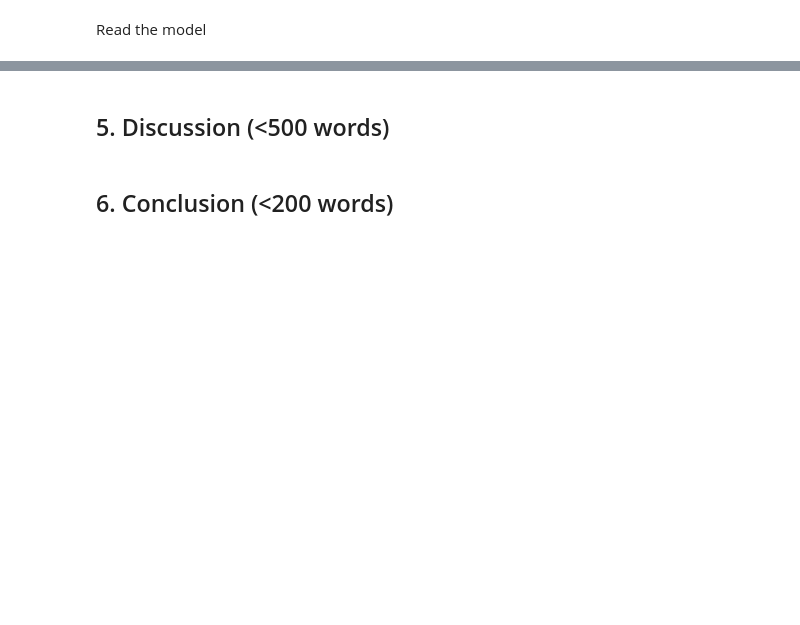
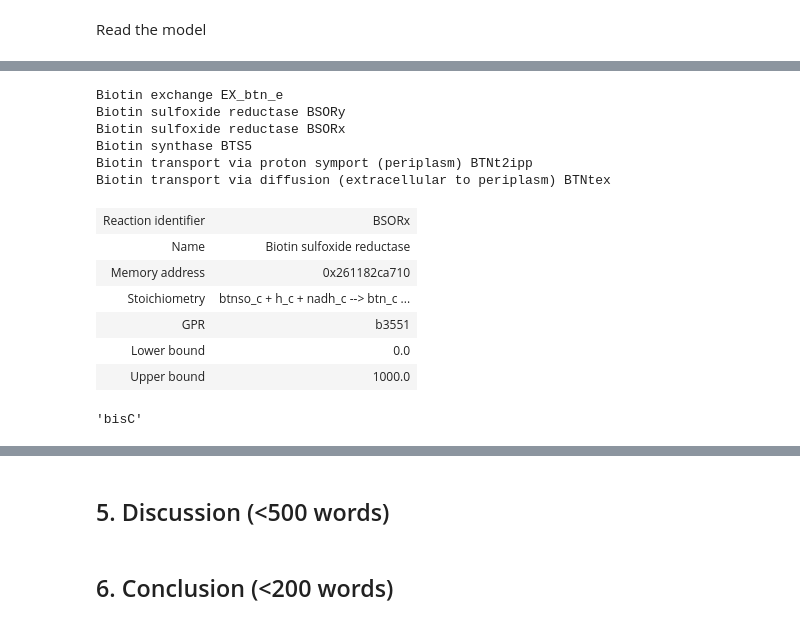
Before and after one commit to 27410/group-assingment-team-3, a Jupyter notebook: Report.ipynb, the cells around one changed output, grey strips where cells are left out. Cells and saved outputs as stored; diff of their text form; code cells hidden in the pictures; blank space fills up the shorter version.

```diff
--- a/Report.ipynb
+++ b/Report.ipynb
@@ -71,0 +123,25 @@ model = read_sbml_model('data/iML1515.xml')
+# %%
+for reaction in model.reactions.query('Biotin', 'name'):
+    print(reaction.name, reaction.id)
+# %% [output]
+Biotin exchange EX_btn_e
+Biotin sulfoxide reductase BSORy
+Biotin sulfoxide reductase BSORx
+Biotin synthase BTS5
+Biotin transport via proton symport (periplasm) BTNt2ipp
+Biotin transport via diffusion (extracellular to periplasm) BTNtex
+# %%
+model.reactions.BSORx
+# %% [output]
+| Reaction identifier | BSORx |
+| Name | Biotin sulfoxide reductase |
+| Memory address | 0x261182ca710 |
+| Stoichiometry | btnso_c + h_c + nadh_c --> btn_c ... |
+| GPR | b3551 |
+| Lower bound | 0.0 |
+| Upper bound | 1000.0 |
+# %%
+model.reactions.BSORy.gene_name_reaction_rule
+model.reactions.BSORx.gene_name_reaction_rule          # same gene does forward and reverse reactions
+# %% [output]
+'bisC'
```
Also changed, not shown: parts of 12 cells of this notebook.
